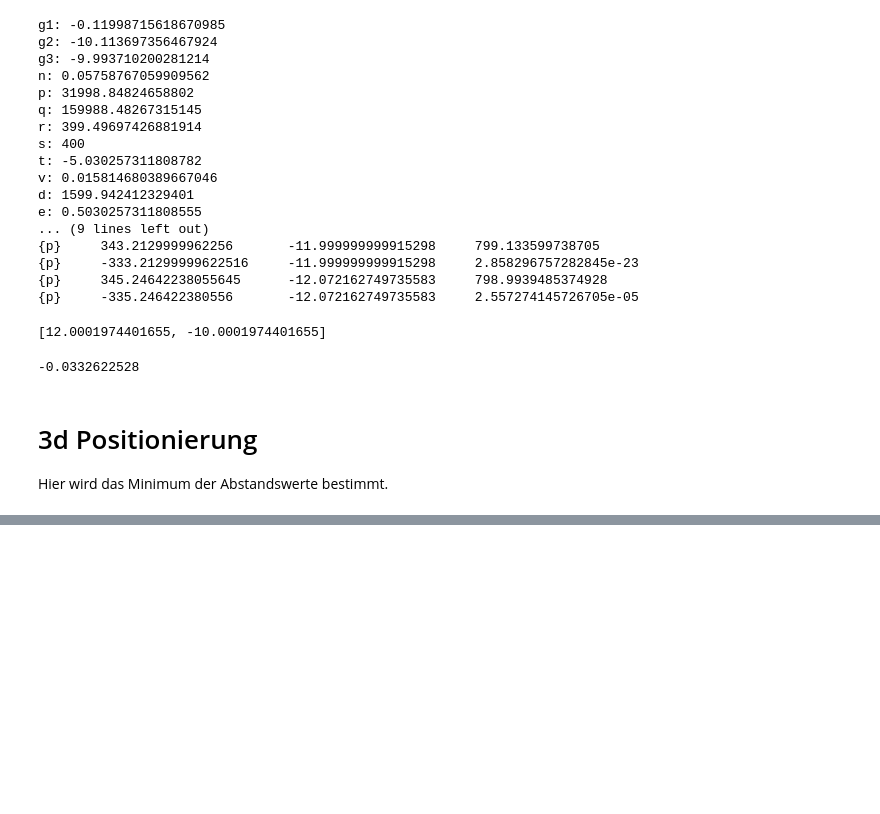
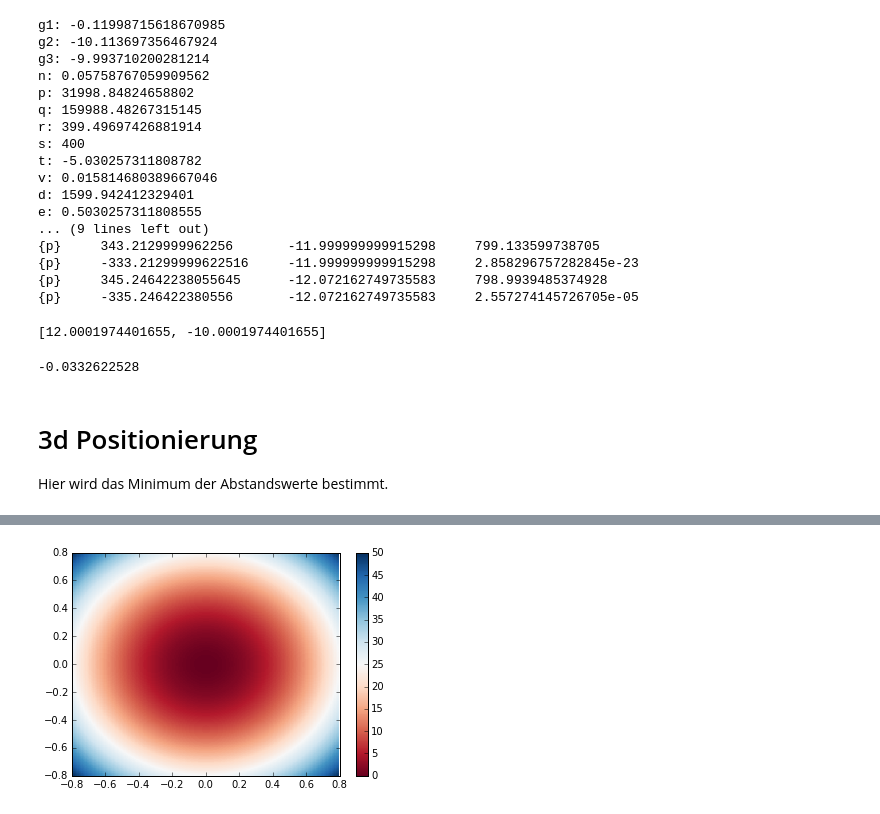
Before and after one commit to niccokunzmann/positioning_system, a Jupyter notebook: nullstellen.ipynb, the cells around one changed output, grey strips where cells are left out. Cells and saved outputs as stored; diff of their text form; code cells hidden in the pictures; blank space fills up the shorter version.

```diff
--- a/nullstellen.ipynb
+++ b/nullstellen.ipynb
@@ -641,0 +664,7 @@ Hier wird das Minimum der Abstandswerte bestimmt.
+# %%
+fig, ax = plt.subplots()
+
+p = ax.pcolor(X/(2*pi), Y/(2*pi), Z, cmap=plt.cm.RdBu, vmin=abs(Z).min(), vmax=abs(Z).max())
+cb = fig.colorbar(p, ax=ax)
+# %% [output]
+[figure, added]
```
Also changed, not shown: parts of 11 cells of this notebook.
